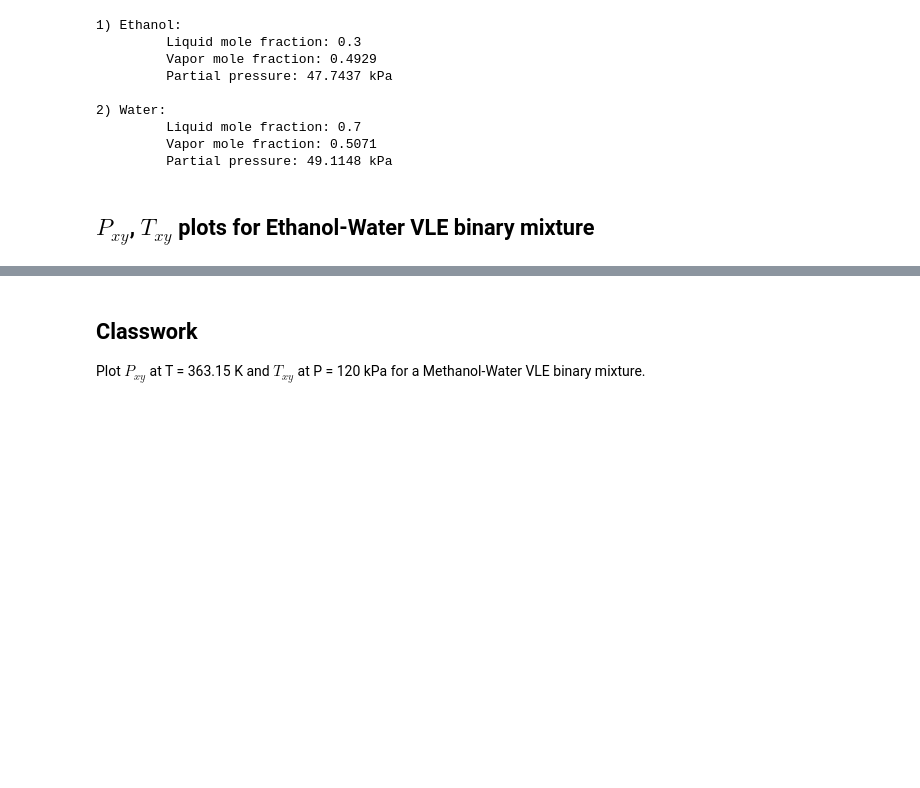
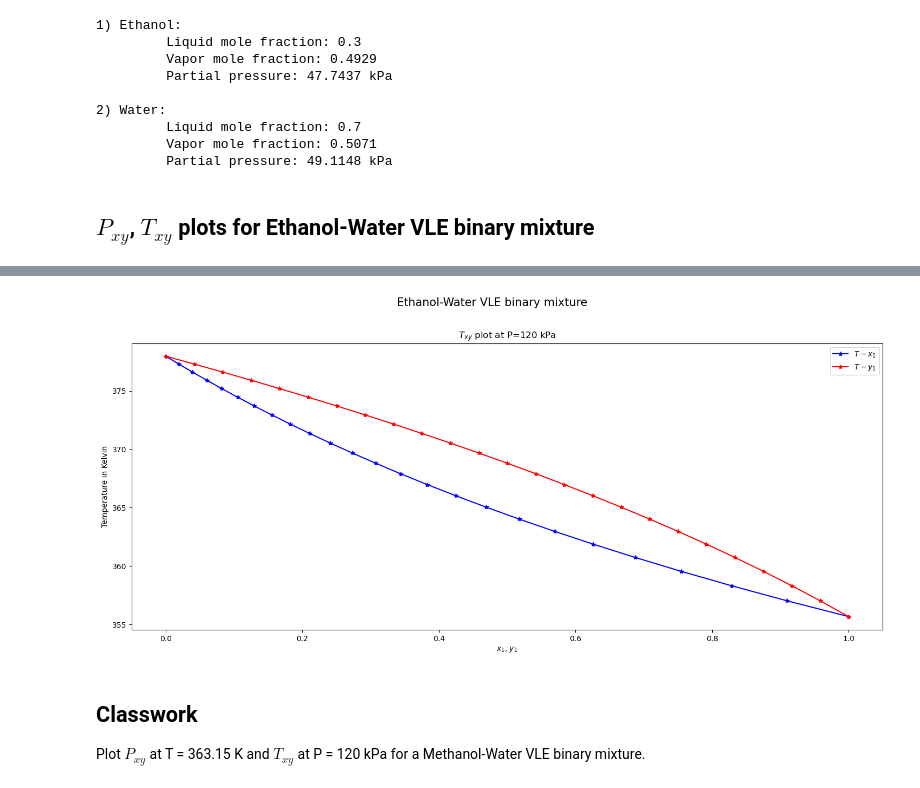
Before and after one commit to kul-group/ECH152B_Spring2023, a Jupyter notebook: notebooks/04.07.2023/3-Raoults_law.ipynb, the cells around one changed output, grey strips where cells are left out. Saved outputs shown, nothing was run; the diff lists cells and outputs as text; code cells hidden in the pictures; blank space fills up the shorter version.

```diff
--- a/notebooks/04.07.2023/3-Raoults_law.ipynb
+++ b/notebooks/04.07.2023/3-Raoults_law.ipynb
@@ -131,3 +105,39 @@ plt.show()
+# %%
+from scipy.optimize import fsolve
+
+def T_xy(component_1: str, component_2: str, P: float, n_pts:int = 25) -> tuple[list, list, list]:
+    y1_range = np.linspace(0.0, 1.0, n_pts)
+    x1_range = np.zeros(len(y1_range))
+    T_range = np.zeros(len(y1_range))
+    for i, y1 in enumerate(y1_range):
+        def find_state(roots):
+            x1, T = roots
+            expr_1 = P*y1 - x1*Pi_sat(ant_coeffs[component_1], T)
+            expr_2 = P*(1-y1) - (1-x1)*Pi_sat(ant_coeffs[component_2], T)
+            return expr_1, expr_2
+        x1_range[i], T_range[i] = fsolve(find_state, [0.5, 350])
+    return x1_range, y1_range, T_range
+
+def plot_Txy(component_1: str, component_2: str, P: float, n_pts:int = 25, ax = None):
+    x1_arr, y1_arr, Txy_arr = T_xy(component_1, component_2, P, n_pts)
+    ax.plot(x1_arr, Txy_arr, "b*-", label="$T-x_1$")
+    ax.plot(y1_arr, Txy_arr, "r*-", label="$T-y_1$")
+    ax.set_xlabel("$x_1$, $y_1$")
+    ax.set_ylabel("Temperature in Kelvin")
+    ax.legend()
+    ax.set_title("$T_{xy}$ plot " + f"at P={P} kPa")
+    return ax
+
+component_1 = "Ethanol"
+component_2 = "Water"
+
+fig, ax = plt.subplots(1, figsize=(15, 7))
+ax = plot_Txy(component_1, component_2, P=120, ax=ax)
+plt.suptitle(f"{component_1}-{component_2} VLE binary mixture", fontsize=15)
+fig.tight_layout(pad=2.0)
+plt.show()
+# %% [output]
+[figure, added]
 # %% [markdown]
 ## Classwork
 
```
Also changed, not shown: parts of 1 cell of this notebook.
